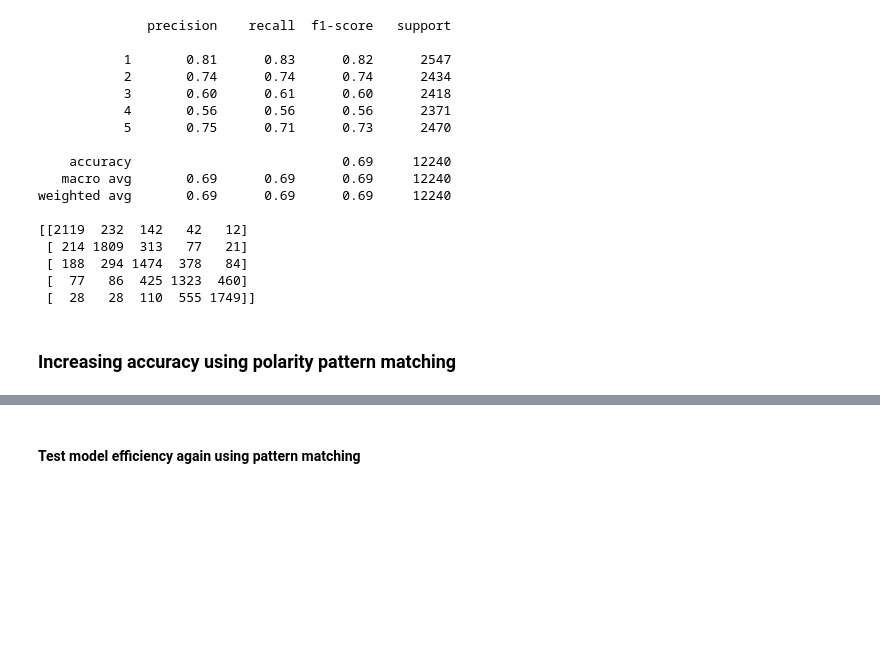
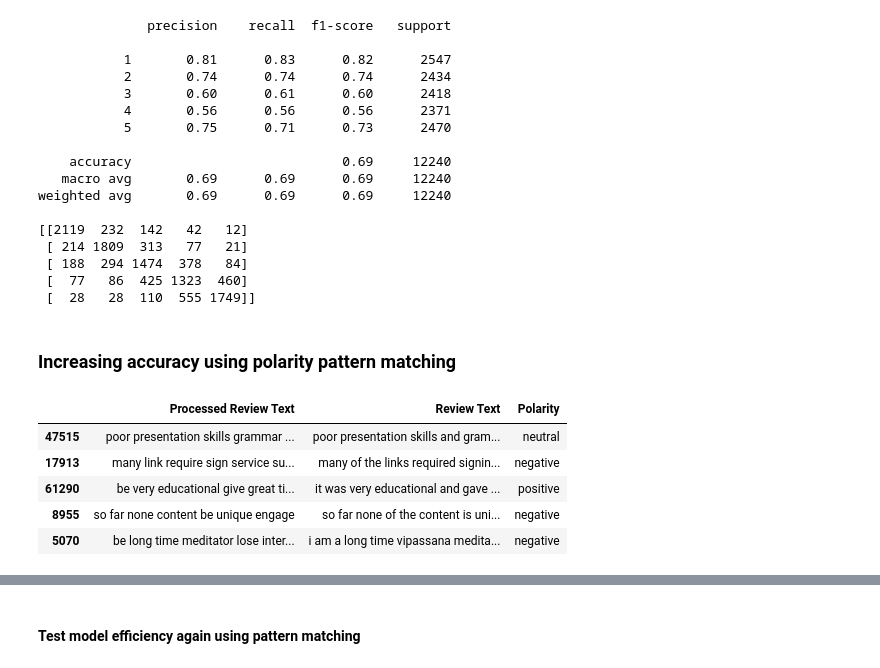
Before and after one commit to ricardomilhazes/WellBeingAnalysis, a Jupyter notebook: opinion_mining/bow.ipynb, the cells around one changed output, grey strips where cells are left out. Saved outputs shown, nothing was run; the diff lists cells and outputs as text; code cells hidden in the pictures; blank space fills up the shorter version.

```diff
--- a/opinion_mining/bow.ipynb
+++ b/opinion_mining/bow.ipynb
@@ -586,6 +586,17 @@ weighted avg       0.69      0.69      0.69     12240
  [  28   28  110  555 1749]]
 # %% [markdown]
 ### Increasing accuracy using polarity pattern matching
+# %%
+res_pol_test = X_res_pol_test.copy()
+res_pol_test["Polarity"] = y_res_pol_test
+res_pol_test.head()
+# %% [output]
+|  | Processed Review Text | Review Text | Polarity |
+| 47515 | poor presentation skills grammar ... | poor presentation skills and gram... | neutral |
+| 17913 | many link require sign service su... | many of the links required signin... | negative |
+| 61290 | be very educational give great ti... | it was very educational and gave ... | positive |
+| 8955 | so far none content be unique engage | so far none of the content is uni... | negative |
+| 5070 | be long time meditator lose inter... | i am a long time vipassana medita... | negative |
 # %%
 # Tokenize all reviews for pre-processing purposes
 res_pol_train["Review Text"] = res_pol_train["Review Text"].apply(word_tokenize)
```
Also changed, not shown: parts of 24 cells of this notebook.
